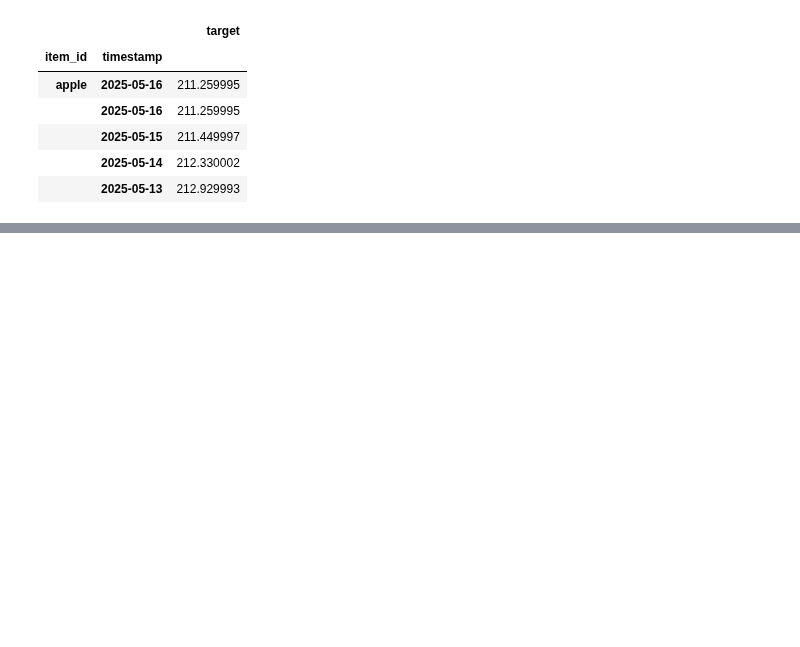
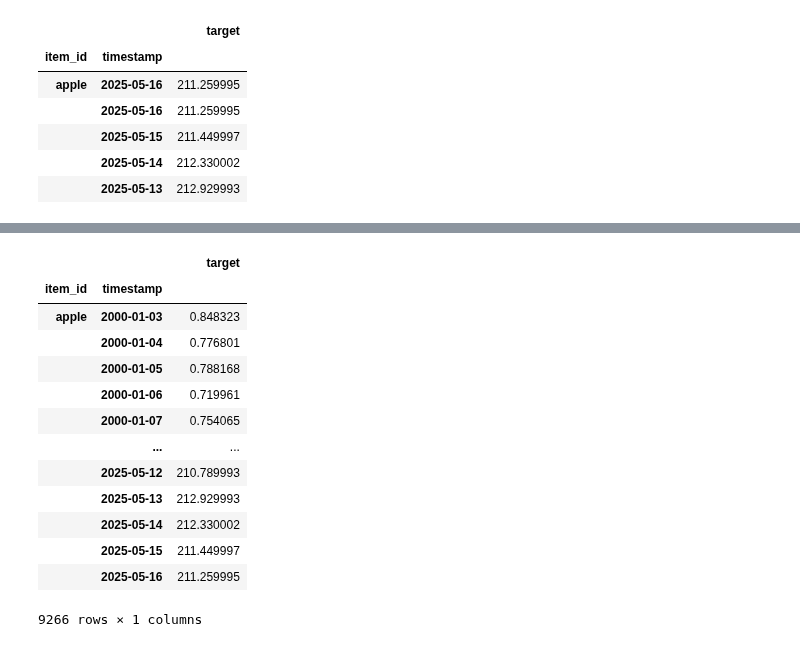
Before and after one commit to tc020/StockPredictor, a Jupyter notebook: preprocessing_data.ipynb, the cells around one changed output, grey strips where cells are left out. Saved outputs shown, nothing was run; the diff lists cells and outputs as text; code cells hidden in the pictures; blank space fills up the shorter version.

```diff
--- a/preprocessing_data.ipynb
+++ b/preprocessing_data.ipynb
@@ -292,0 +303,18 @@ data with frequency 'IRREG' has been resampled to frequency 'W-SUN'.
+# %%
+df_filled = df_regular.fill_missing_values()
+df_filled
+# %% [output]
+|  |  | target |
+| item_id | timestamp |  |
+| apple | 2000-01-03 | 0.848323 |
+|  | 2000-01-04 | 0.776801 |
+|  | 2000-01-05 | 0.788168 |
+|  | 2000-01-06 | 0.719961 |
+|  | 2000-01-07 | 0.754065 |
+|  | ... | ... |
+|  | 2025-05-12 | 210.789993 |
+|  | 2025-05-13 | 212.929993 |
+|  | 2025-05-14 | 212.330002 |
+|  | 2025-05-15 | 211.449997 |
+|  | 2025-05-16 | 211.259995 |
+9266 rows × 1 columns
```
Also changed, not shown: parts of 21 cells of this notebook.
